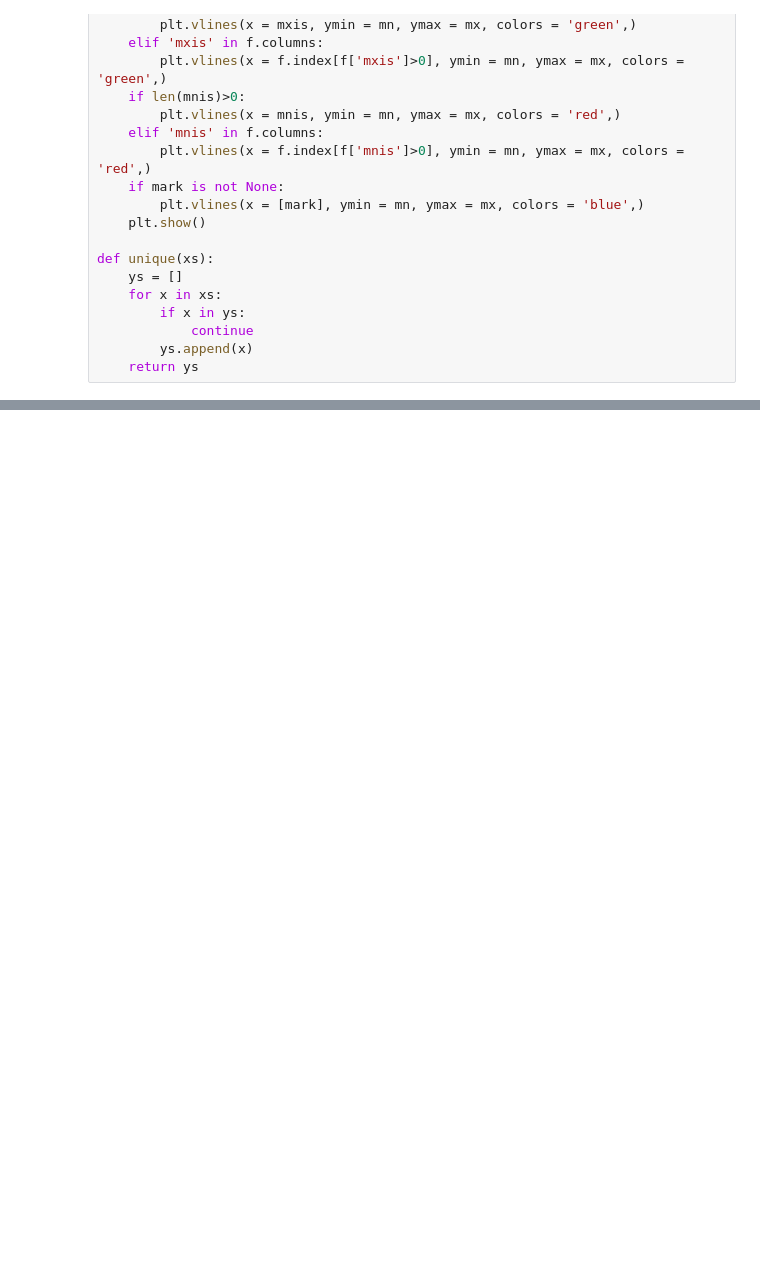
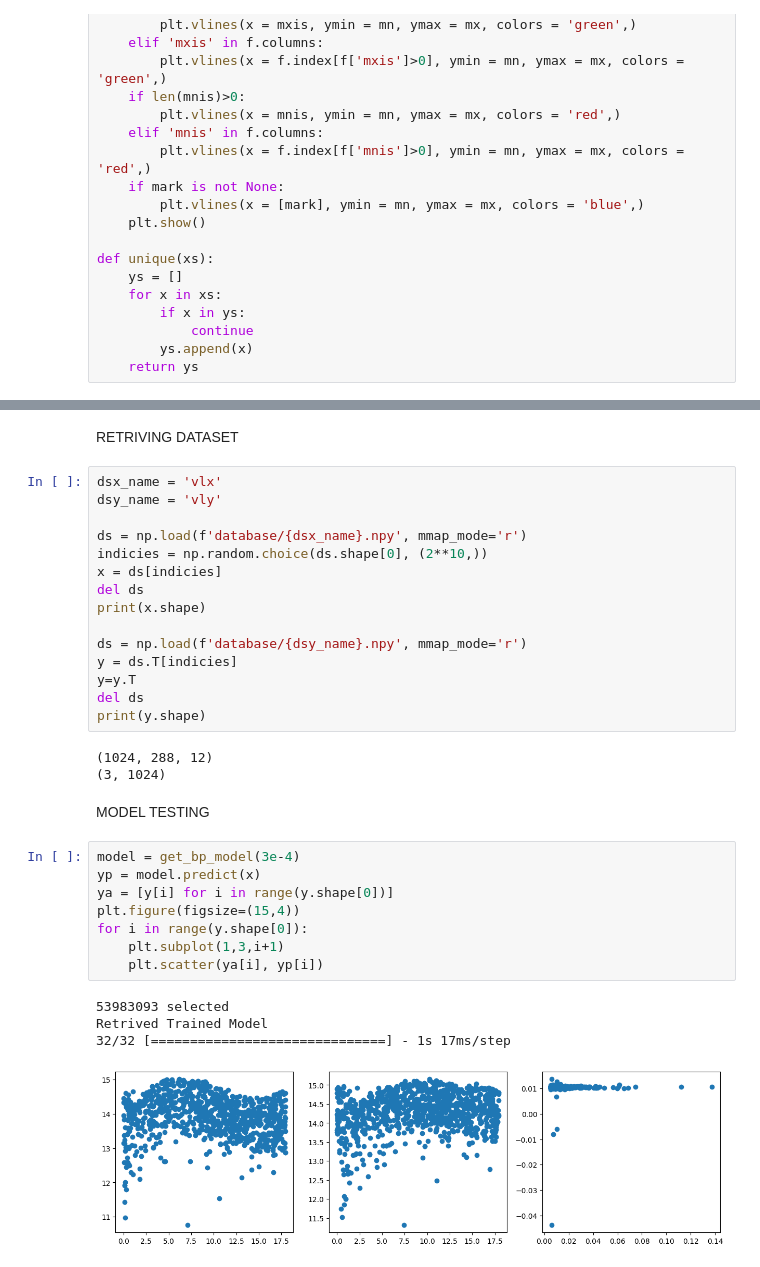
Before and after one commit to ce-muzzamil/crypto-data-research, a Jupyter notebook: test.ipynb, the cells around one changed output, grey strips where cells are left out. Saved outputs shown, nothing was run; the diff lists cells and outputs as text; blank space fills up the shorter version.

```diff
--- a/test.ipynb
+++ b/test.ipynb
@@ -37,0 +63,35 @@ def unique(xs):
+# %% [markdown]
+RETRIVING DATASET
+# %%
+dsx_name = 'vlx'
+dsy_name = 'vly'
+
+ds = np.load(f'database/{dsx_name}.npy', mmap_mode='r')
+indicies = np.random.choice(ds.shape[0], (2**10,))
+x = ds[indicies]
+del ds
+print(x.shape)
+
+ds = np.load(f'database/{dsy_name}.npy', mmap_mode='r')
+y = ds.T[indicies]
+y=y.T
+del ds
+print(y.shape)
+# %% [output]
+(1024, 288, 12)
+(3, 1024)
+# %% [markdown]
+MODEL TESTING
+# %%
+model = get_bp_model(3e-4)
+yp = model.predict(x)
+ya = [y[i] for i in range(y.shape[0])]
+plt.figure(figsize=(15,4))
+for i in range(y.shape[0]):
+    plt.subplot(1,3,i+1)
+    plt.scatter(ya[i], yp[i])
+# %% [output]
+53983093 selected
+Retrived Trained Model
+32/32 [==============================] - 1s 17ms/step
+[figure, added]
```
Also changed, not shown: parts of 26 cells of this notebook, 4 other files.
